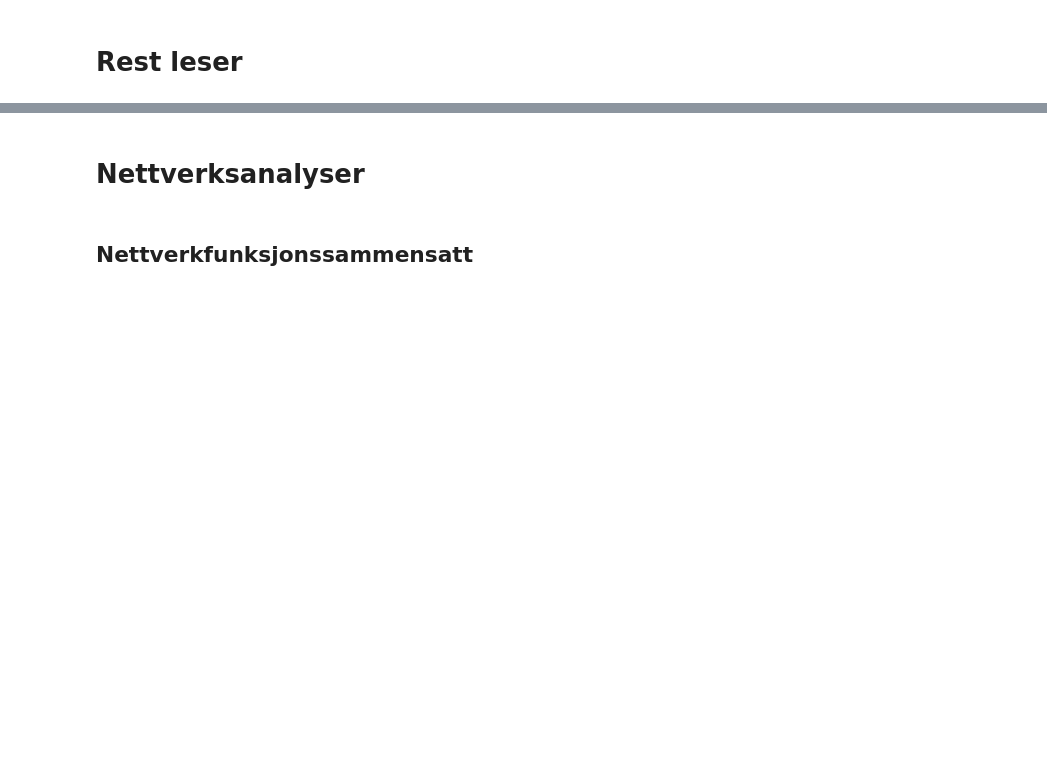
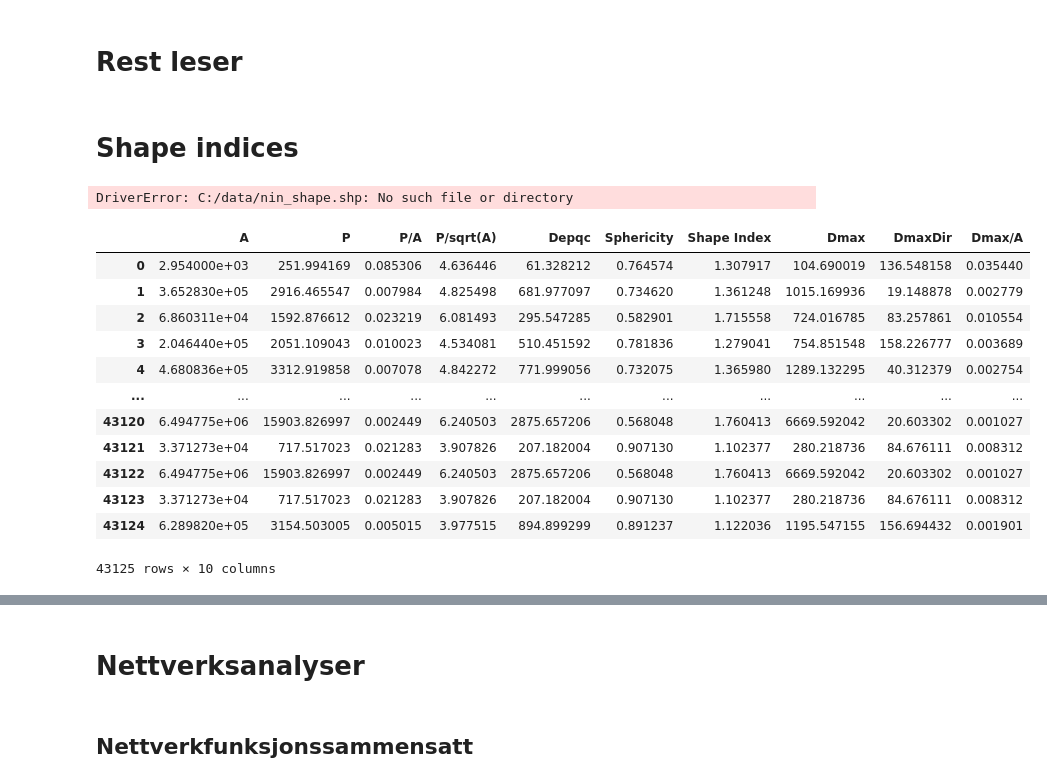
Before and after one commit to egowork/gis_tools, a Jupyter notebook: GIS_funksjoner.ipynb, the cells around one changed output, grey strips where cells are left out. Saved outputs shown, nothing was run; the diff lists cells and outputs as text; code cells hidden in the pictures; blank space fills up the shorter version.

```diff
--- a/GIS_funksjoner.ipynb
+++ b/GIS_funksjoner.ipynb
@@ -52,3 +52,5 @@ def query_map_service(service_url, where='1=1', fields='*', crs=4326):
     gdf = gpd.pd.concat(gdfs, ignore_index=True)
 
     return gdf
+# %% [markdown]
+# Shape indices
@@ -54,0 +60,5 @@ def query_map_service(service_url, where='1=1', fields='*', crs=4326):
+# %%
+anf = gpd.read_file("C:/data/anf_shape.shp")
+nin = gpd.read_file("C:/data/nin_shape.shp")
+# %% [output]
+DriverError: C:/data/nin_shape.shp: No such file or directory
@@ -54,0 +68,16 @@ def query_map_service(service_url, where='1=1', fields='*', crs=4326):
+# %%
+anf[['A', 'P', 'P/A', 'P/sqrt(A)', 'Depqc', 'Sphericity','Shape Index', 'Dmax', 'DmaxDir', 'Dmax/A']]
+# %% [output]
+|  | A | P | P/A | P/sqrt(A) | Depqc | Sphericity | Shape Index | Dmax | DmaxDir | Dmax/A |
+| 0 | 2.954000e+03 | 251.994169 | 0.085306 | 4.636446 | 61.328212 | 0.764574 | 1.307917 | 104.690019 | 136.548158 | 0.035440 |
+| 1 | 3.652830e+05 | 2916.465547 | 0.007984 | 4.825498 | 681.977097 | 0.734620 | 1.361248 | 1015.169936 | 19.148878 | 0.002779 |
+| 2 | 6.860311e+04 | 1592.876612 | 0.023219 | 6.081493 | 295.547285 | 0.582901 | 1.715558 | 724.016785 | 83.257861 | 0.010554 |
+| 3 | 2.046440e+05 | 2051.109043 | 0.010023 | 4.534081 | 510.451592 | 0.781836 | 1.279041 | 754.851548 | 158.226777 | 0.003689 |
+| 4 | 4.680836e+05 | 3312.919858 | 0.007078 | 4.842272 | 771.999056 | 0.732075 | 1.365980 | 1289.132295 | 40.312379 | 0.002754 |
+| ... | ... | ... | ... | ... | ... | ... | ... | ... | ... | ... |
+| 43120 | 6.494775e+06 | 15903.826997 | 0.002449 | 6.240503 | 2875.657206 | 0.568048 | 1.760413 | 6669.592042 | 20.603302 | 0.001027 |
+| 43121 | 3.371273e+04 | 717.517023 | 0.021283 | 3.907826 | 207.182004 | 0.907130 | 1.102377 | 280.218736 | 84.676111 | 0.008312 |
+| 43122 | 6.494775e+06 | 15903.826997 | 0.002449 | 6.240503 | 2875.657206 | 0.568048 | 1.760413 | 6669.592042 | 20.603302 | 0.001027 |
+| 43123 | 3.371273e+04 | 717.517023 | 0.021283 | 3.907826 | 207.182004 | 0.907130 | 1.102377 | 280.218736 | 84.676111 | 0.008312 |
+| 43124 | 6.289820e+05 | 3154.503005 | 0.005015 | 3.977515 | 894.899299 | 0.891237 | 1.122036 | 1195.547155 | 156.694432 | 0.001901 |
+43125 rows × 10 columns
```
Also changed, not shown: parts of 5 cells of this notebook, 4 other files.
